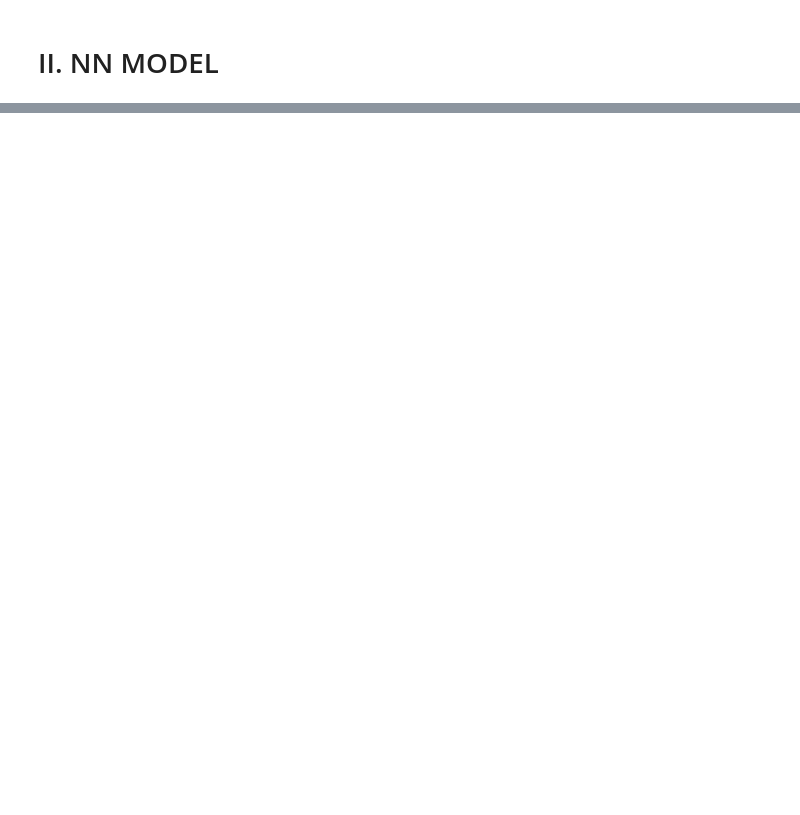
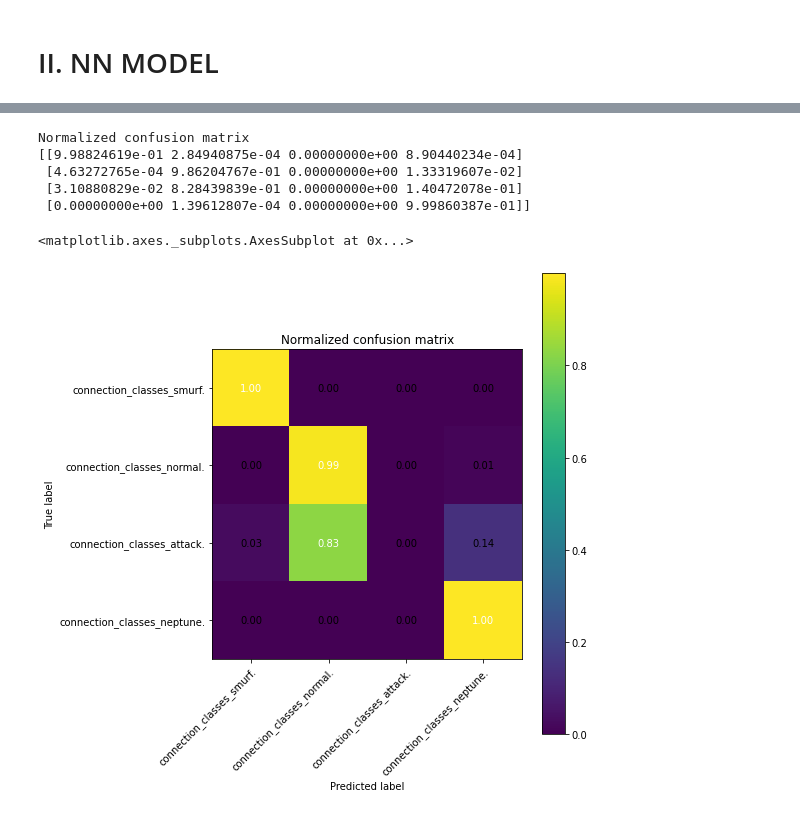
Before and after one commit to mohamed-chamrouk/projet_AIR, a Jupyter notebook: projet_AIR-Neural_Network.ipynb, the cells around one changed output, grey strips where cells are left out. Cells and saved outputs as stored; diff of their text form; code cells hidden in the pictures; blank space fills up the shorter version.

```diff
--- a/projet_AIR-Neural_Network.ipynb
+++ b/projet_AIR-Neural_Network.ipynb
@@ -498,0 +502,13 @@ Normalized confusion matrix
+# %%
+y_proba = model.predict(X_test)
+pred_label = model.predict_classes(X_test)
+true_label = np.argmax(y_test_encoded.values, axis=1)
+plot_conf_mat(true_label, pred_label, np.array(class_names) )
+# %% [output]
+Normalized confusion matrix
+[[9.98824619e-01 2.84940875e-04 0.00000000e+00 8.90440234e-04]
+ [4.63272765e-04 9.86204767e-01 0.00000000e+00 1.33319607e-02]
+ [3.10880829e-02 8.28439839e-01 0.00000000e+00 1.40472078e-01]
+ [0.00000000e+00 1.39612807e-04 0.00000000e+00 9.99860387e-01]]
+<matplotlib.axes._subplots.AxesSubplot at 0x...>
+[figure, added]
```
Also changed, not shown: parts of 35 cells of this notebook.
